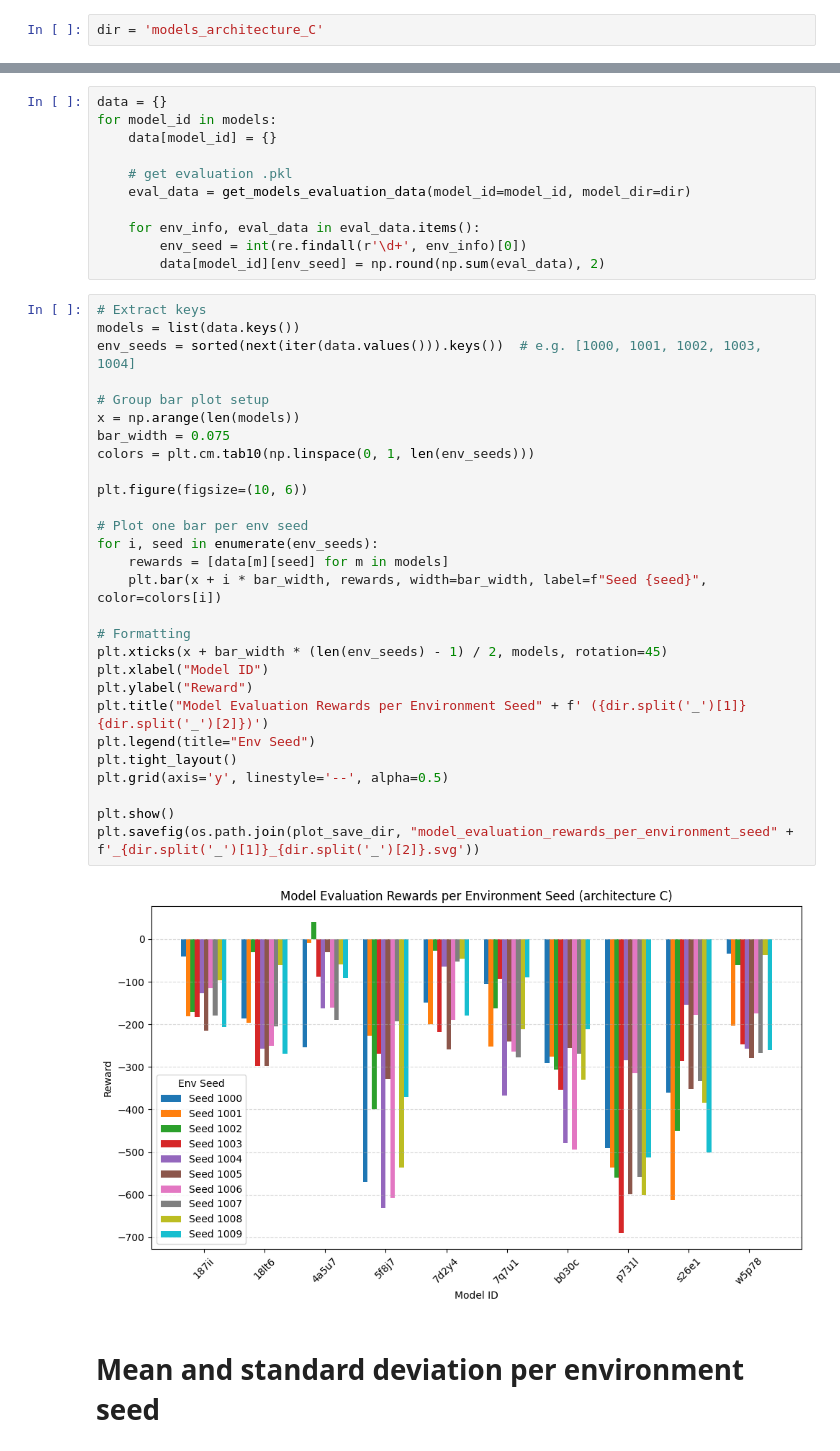
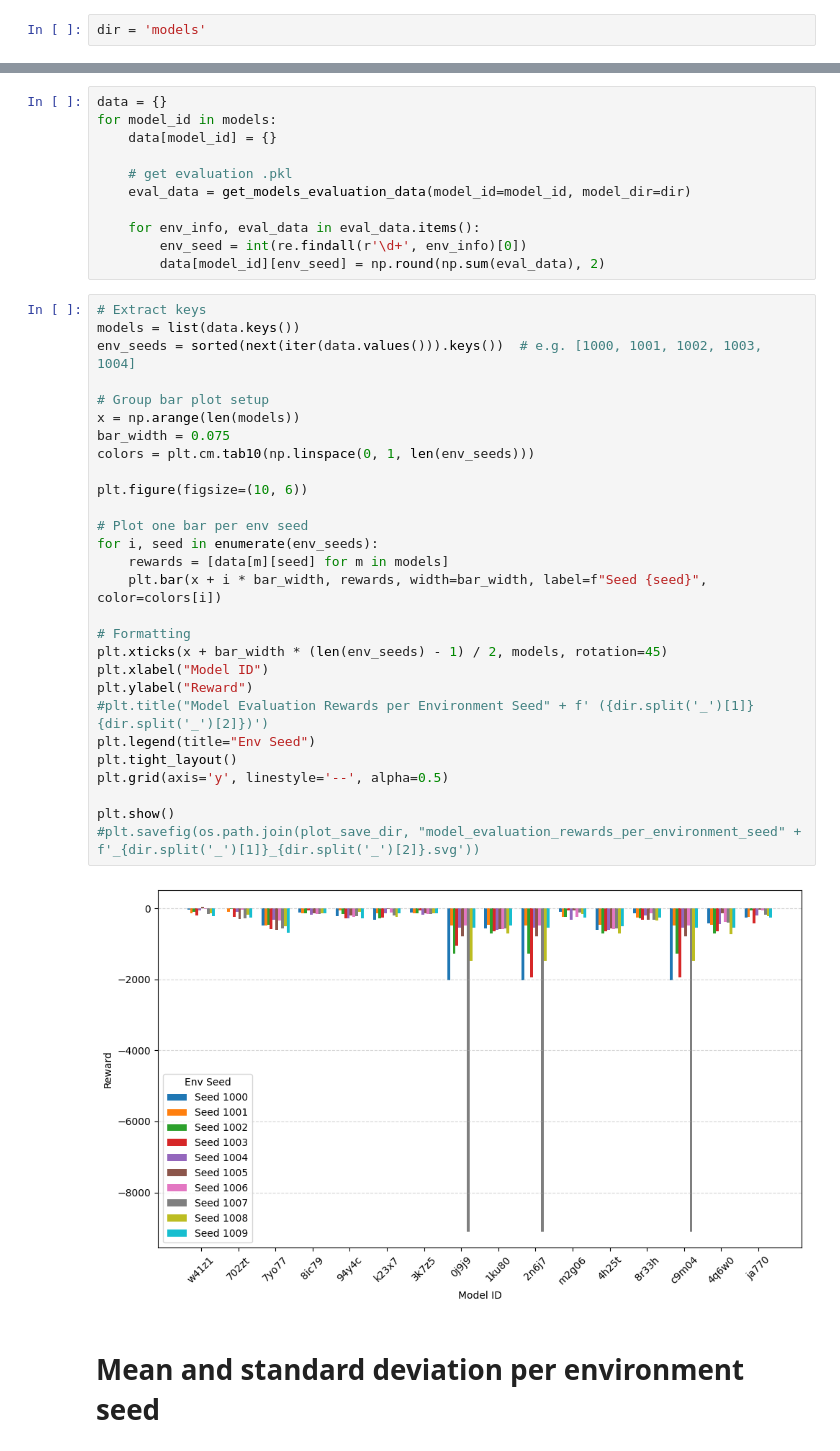
Before and after one commit to Willian-Girao/lunar-transformer-il, a Jupyter notebook: notebooks/1_architecture_quality_viz.ipynb, the cells around one changed output, grey strips where cells are left out. Saved outputs shown, nothing was run; the diff lists cells and outputs as text.

Commit message:
done: coarse architecture search

```diff
--- a/notebooks/1_architecture_quality_viz.ipynb
+++ b/notebooks/1_architecture_quality_viz.ipynb
@@ -18,5 +19,5 @@ from src.utils.model_handling import get_models_evaluation_data
 # %%
-dir = 'models_architecture_C'
+dir = 'models'
 # %%
 project_root = os.path.abspath(os.path.join(os.getcwd(), '../'))
 models = os.listdir(os.path.join(project_root, 'results', dir))
@@ -39,33 +40,33 @@ for model_id in models:
 # %%
 # Extract keys
 models = list(data.keys())
 env_seeds = sorted(next(iter(data.values())).keys())  # e.g. [1000, 1001, 1002, 1003, 1004]
 
 # Group bar plot setup
 x = np.arange(len(models))
 bar_width = 0.075
 colors = plt.cm.tab10(np.linspace(0, 1, len(env_seeds)))
 
 plt.figure(figsize=(10, 6))
 
 # Plot one bar per env seed
 for i, seed in enumerate(env_seeds):
     rewards = [data[m][seed] for m in models]
     plt.bar(x + i * bar_width, rewards, width=bar_width, label=f"Seed {seed}", color=colors[i])
 
 # Formatting
 plt.xticks(x + bar_width * (len(env_seeds) - 1) / 2, models, rotation=45)
 plt.xlabel("Model ID")
 plt.ylabel("Reward")
-plt.title("Model Evaluation Rewards per Environment Seed" + f' ({dir.split('_')[1]} {dir.split('_')[2]})')
+#plt.title("Model Evaluation Rewards per Environment Seed" + f' ({dir.split('_')[1]} {dir.split('_')[2]})')
 plt.legend(title="Env Seed")
 plt.tight_layout()
 plt.grid(axis='y', linestyle='--', alpha=0.5)
 
 plt.show()
-plt.savefig(os.path.join(plot_save_dir, "model_evaluation_rewards_per_environment_seed" + f'_{dir.split('_')[1]}_{dir.split('_')[2]}.svg'))
+#plt.savefig(os.path.join(plot_save_dir, "model_evaluation_rewards_per_environment_seed" + f'_{dir.split('_')[1]}_{dir.split('_')[2]}.svg'))
 # %% [output]
-[figure, old version]
+[figure, new version]
 # %% [markdown]
 # Mean and standard deviation per environment seed
 # %%
```
Also changed, not shown: parts of 7 cells of this notebook, 40 other files.
